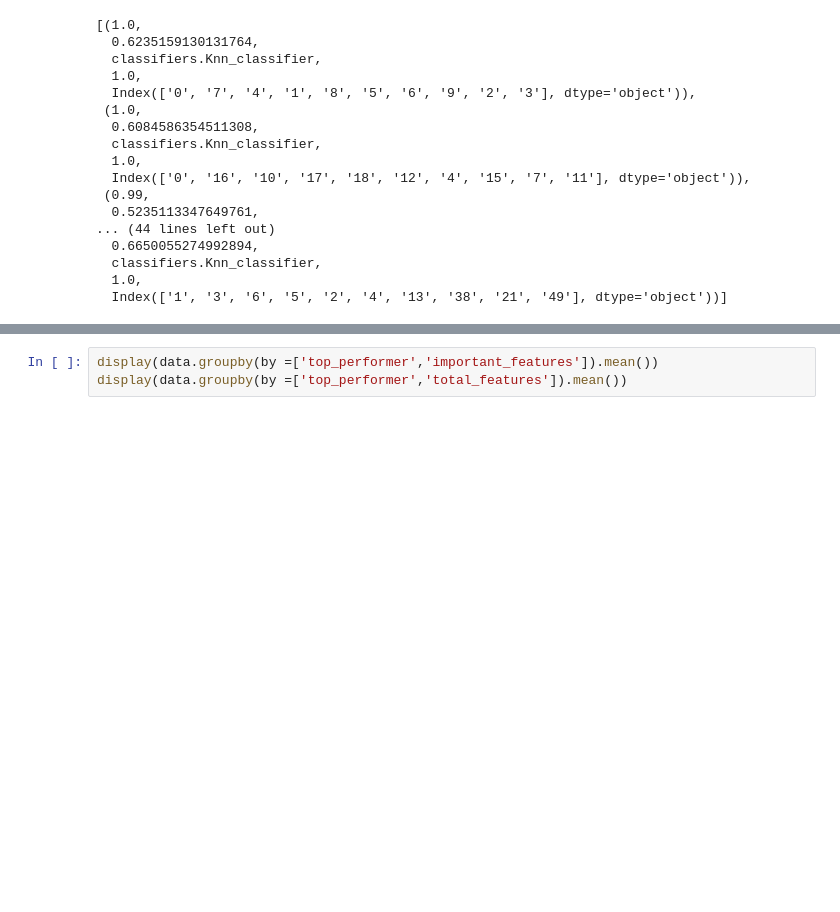
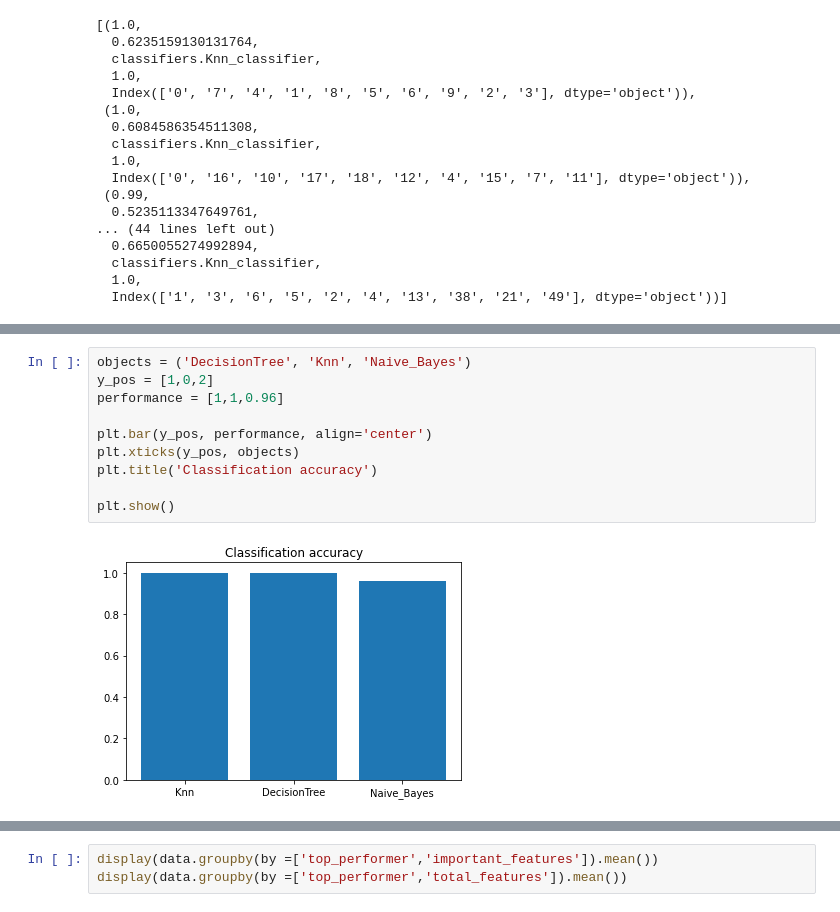
Before and after one commit to CristianLeoni/Master_thesis, a Jupyter notebook: dataset_exploration.ipynb, the cells around one changed output, grey strips where cells are left out. Drawn from its saved outputs; the diff is of its cells as text; blank space fills up the shorter version.

```diff
--- a/dataset_exploration.ipynb
+++ b/dataset_exploration.ipynb
@@ -249,0 +249,12 @@ plt.scatter(x,y,c=lime_explanation_accuracy)
+# %%
+objects = ('DecisionTree', 'Knn', 'Naive_Bayes')
+y_pos = [1,0,2]
+performance = [1,1,0.96]
+
+plt.bar(y_pos, performance, align='center')
+plt.xticks(y_pos, objects)
+plt.title('Classification accuracy')
+
+plt.show()
+# %% [output]
+[figure, added]
```
Also changed, not shown: parts of 8 cells of this notebook, 3 other files.
